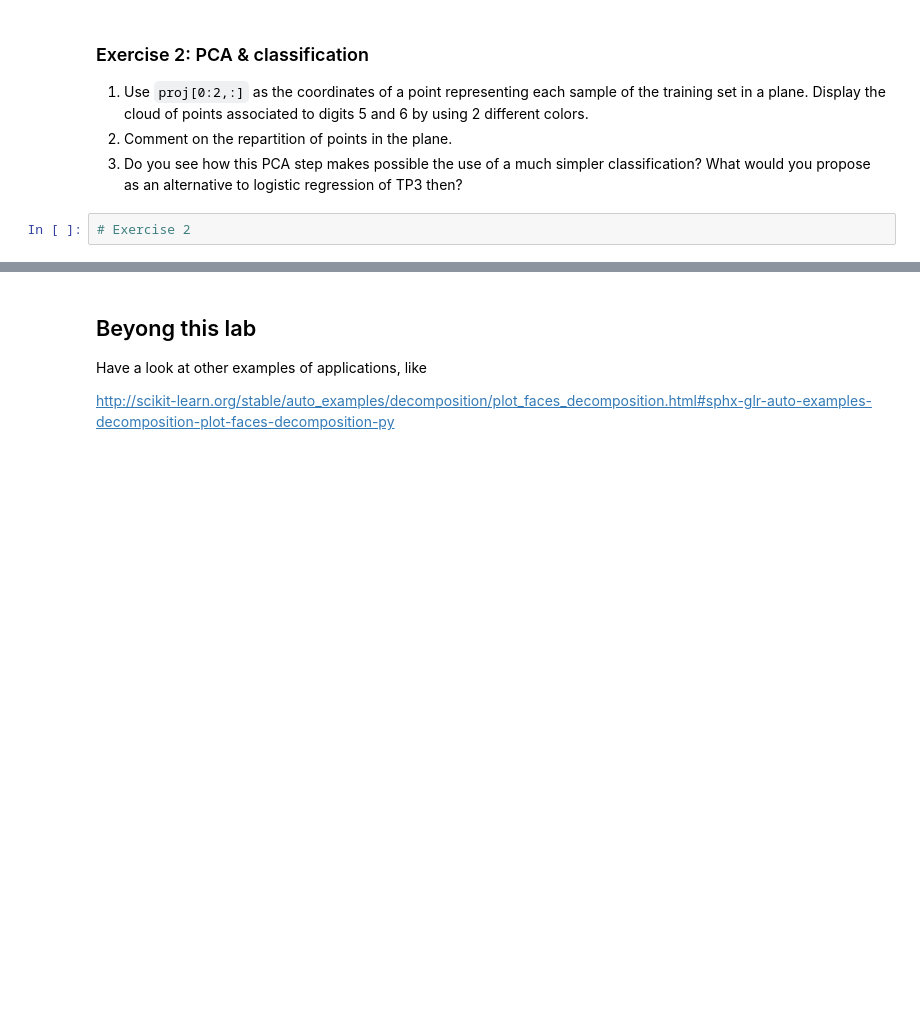
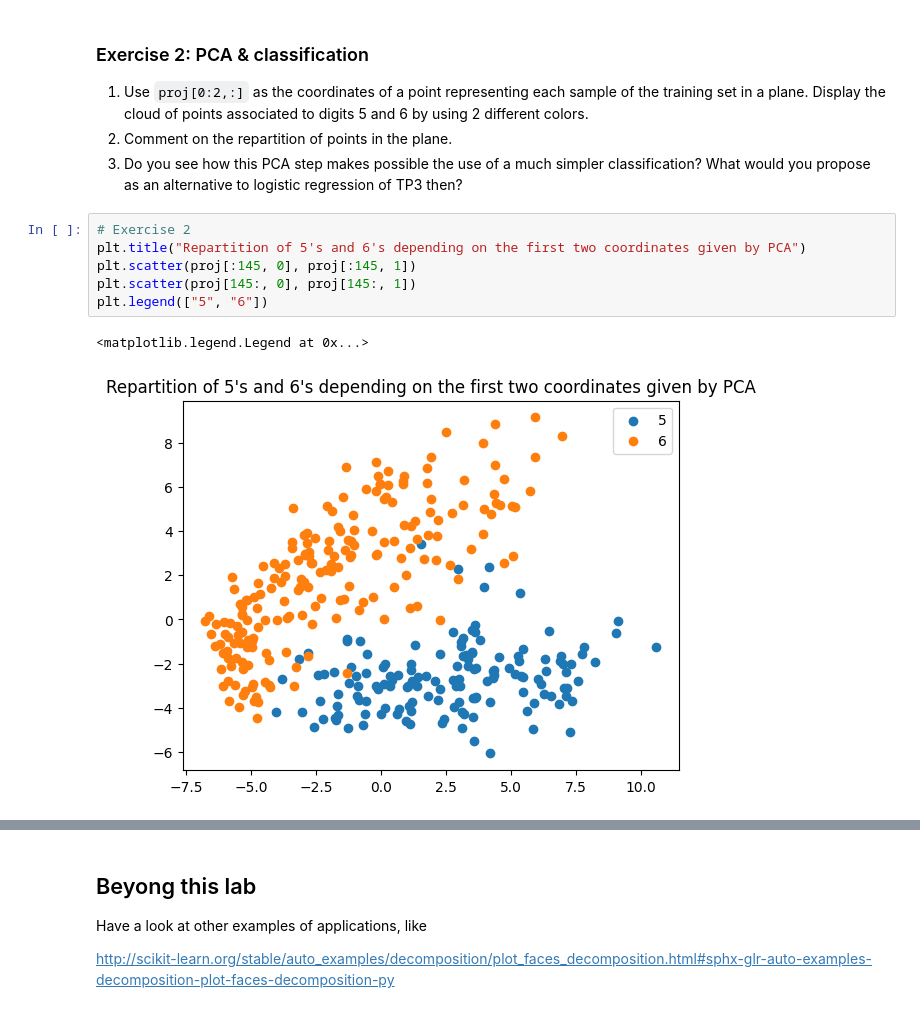
Before and after one commit to mcaron01/decsion-et-apprentissage-sdi, a Jupyter notebook: TP4/TNE2_PCA_archive/TNE2_PCA.ipynb, the cells around one changed output, grey strips where cells are left out. Drawn from its saved outputs; the diff is of its cells as text; blank space fills up the shorter version.

```diff
--- a/TP4/TNE2_PCA_archive/TNE2_PCA.ipynb
+++ b/TP4/TNE2_PCA_archive/TNE2_PCA.ipynb
@@ -314,5 +314,12 @@ digits 5 and 6 by using 2 different colors.
 2. Comment on the repartition of points in the plane.
 3. Do you see how this PCA step makes possible the use of a much simpler classification?
 What would you propose as an alternative to logistic regression of TP3 then?
-# %%
-# Exercise 2
+# %%
+# Exercise 2
+plt.title("Repartition of 5's and 6's depending on the first two coordinates given by PCA")
+plt.scatter(proj[:145, 0], proj[:145, 1])
+plt.scatter(proj[145:, 0], proj[145:, 1])
+plt.legend(["5", "6"])
+# %% [output]
+<matplotlib.legend.Legend at 0x...>
+[figure, added]
```
Also changed, not shown: parts of 6 cells of this notebook.
